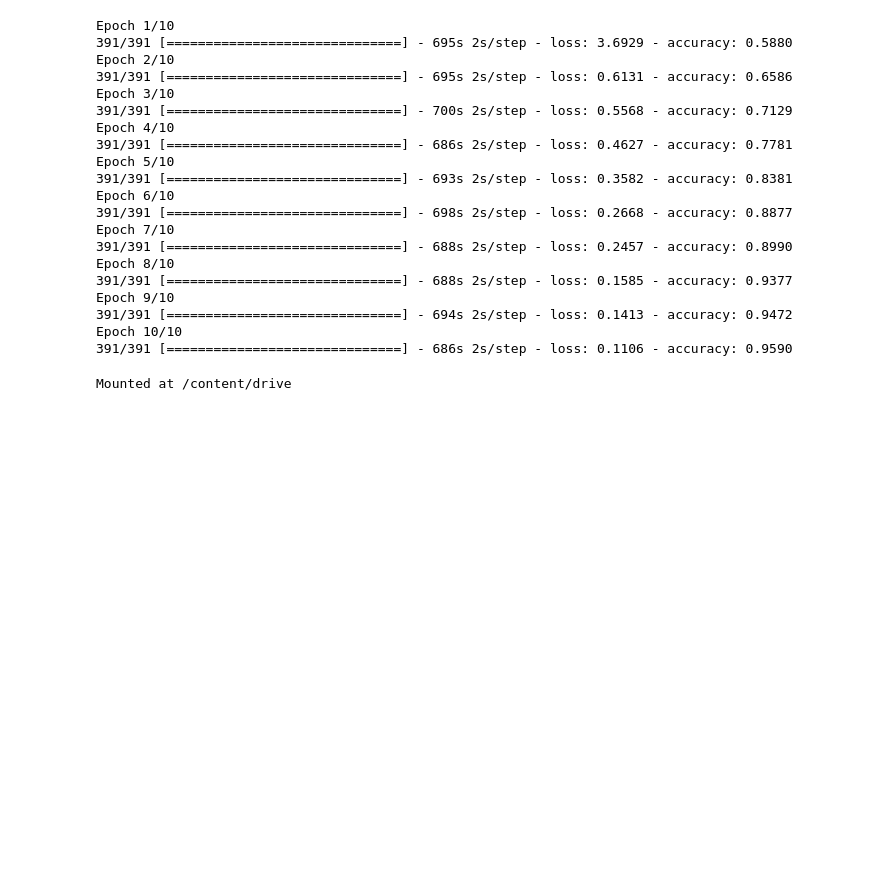
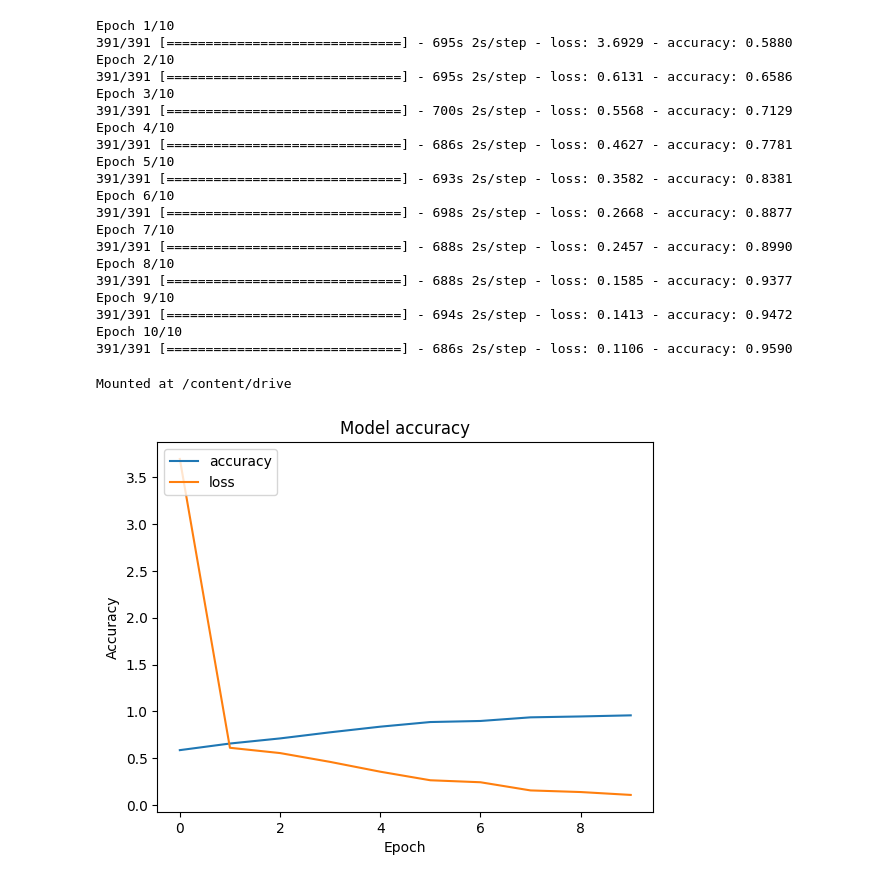
Before and after one commit to kamm8899/CatVSDog, a Jupyter notebook: CatDog.ipynb, the cells around one changed output. Cells and saved outputs as stored; diff of their text form; code cells hidden in the pictures; blank space fills up the shorter version.

```diff
--- a/CatDog.ipynb
+++ b/CatDog.ipynb
@@ -114,3 +96,16 @@ from google.colab import drive
 drive.mount('/content/drive')
 # %% [output]
 Mounted at /content/drive
+# %%
+#Plotting Accuracy
+
+plt.plot(CNN_model.history['accuracy'])
+plt.plot(CNN_model.history['loss'])
+plt.title('Model accuracy')
+plt.ylabel('Accuracy')
+plt.xlabel('Epoch')
+plt.legend(['accuracy', 'loss'], loc='upper left')
+plt.show()
+#accuracy has a ceiling of 1, accuracy rose loss decreased
+# %% [output]
+[figure, added]
```
Also changed, not shown: parts of 15 cells of this notebook.
